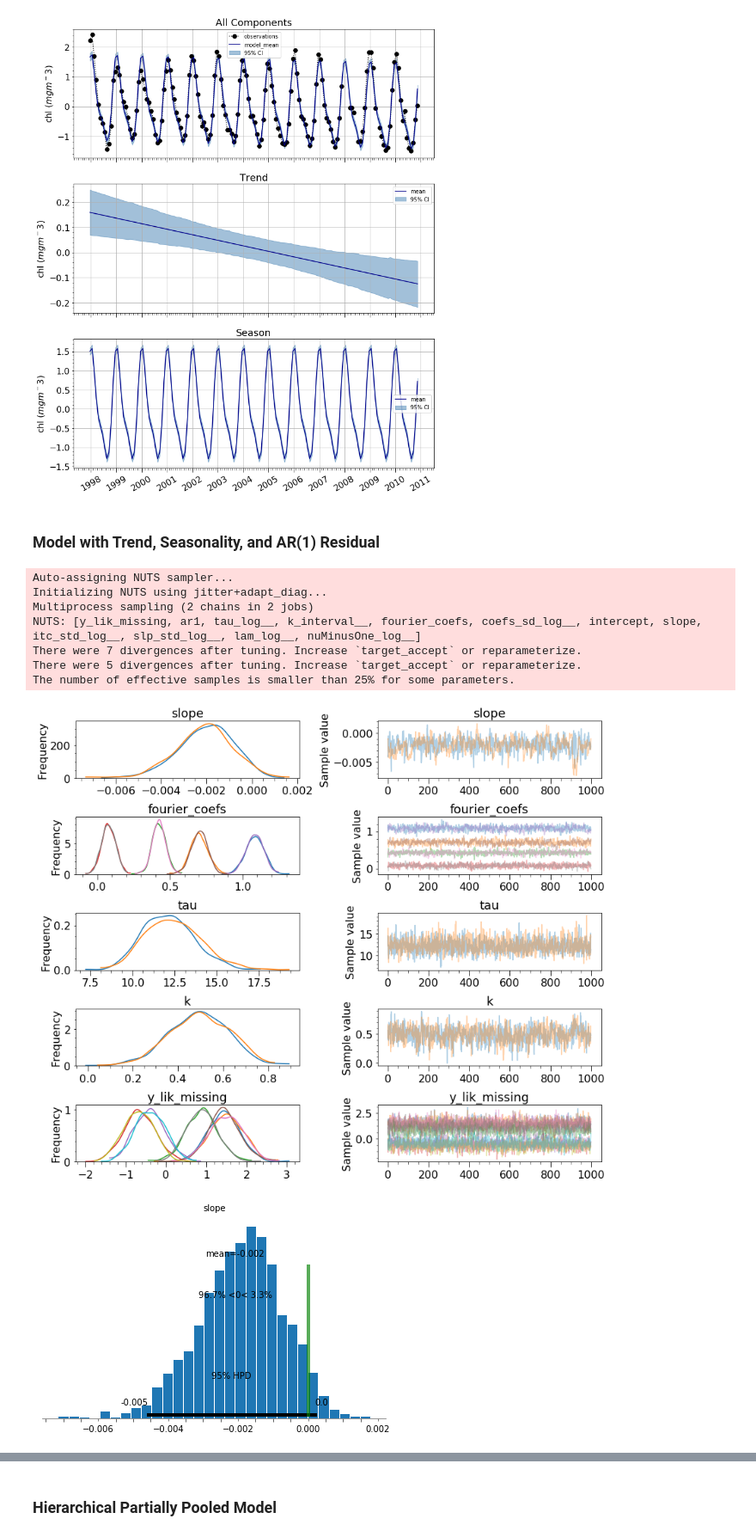
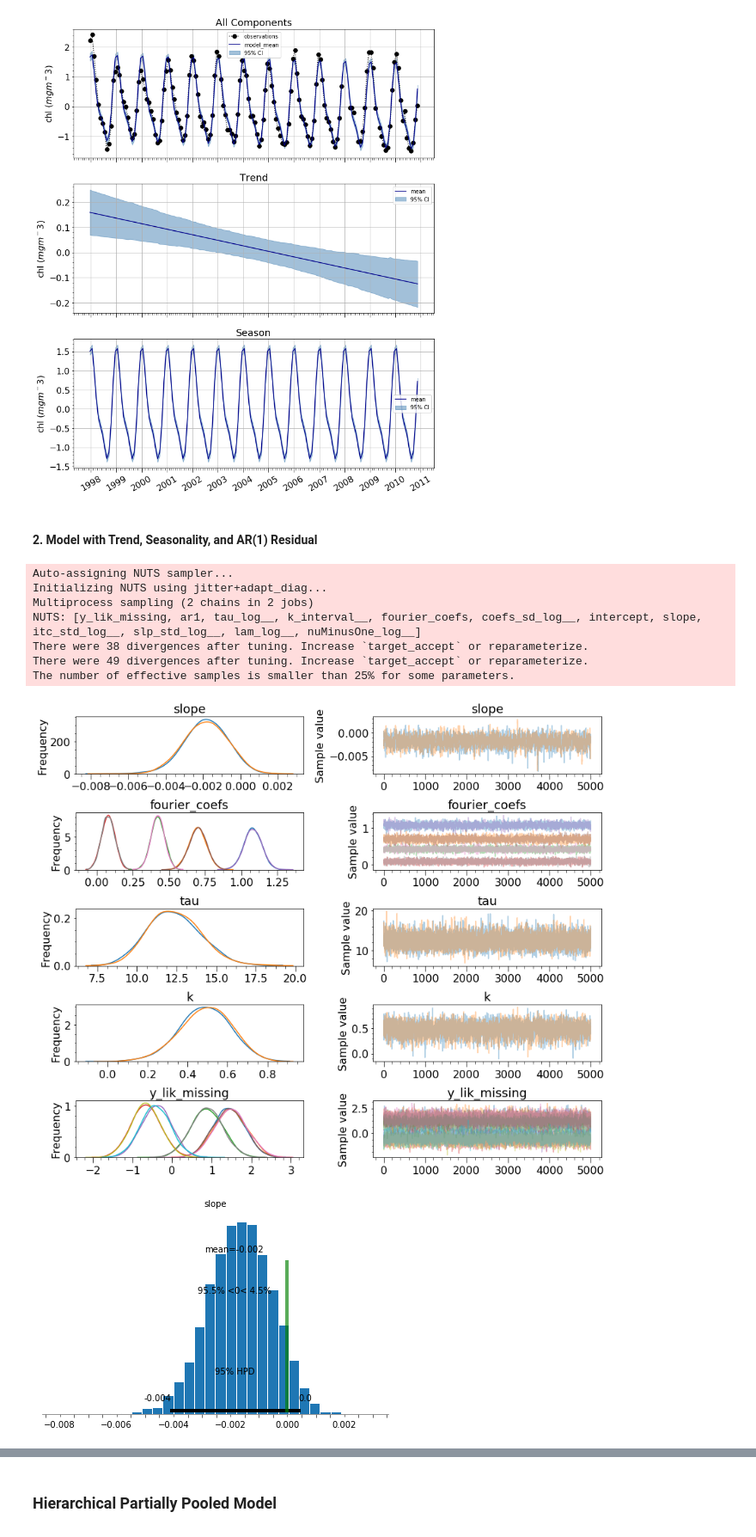
Before and after one commit to madHatter106/GyresTimeSeries, a Jupyter notebook: Gyres-2-time_series_model.ipynb, the cells around one changed output, grey strips where cells are left out. Shown at 86% size. Drawn from its saved outputs; the diff is of its cells as text; code cells hidden in the pictures.

```diff
--- a/Gyres-2-time_series_model.ipynb
+++ b/Gyres-2-time_series_model.ipynb
@@ -22,6 +22,7 @@ rcParams['xtick.labelsize'] = 16
 rcParams['ytick.labelsize'] = 16
 rcParams['axes.labelsize'] = 16
 rcParams['axes.titlesize'] = 18
+rcParams['font.size'] = 16
 years = mdates.YearLocator(day=15)
 years2 = mdates.YearLocator(base=2, day=15)
 months = mdates.MonthLocator(bymonthday=15)
@@ -206,4 +259,4 @@ plot_ts_components(trace_0, df_=df_s[['NPAC']], y_obs=y_npac)
 # %% [output]
 [figure]
 # %% [markdown]
-### Model with Trend, Seasonality, and AR(1) Residual
+#### 2. Model with Trend, Seasonality, and AR(1) Residual
@@ -241,21 +263,22 @@ with pm.Model() as m1:
 # %%
-with m1:
-    trace_1 = pm.sample(1000, tune=1000, cores=2, chains=2)
+m01 = ts_model(x, y_npac, AR1_residual=True)
+with m01:
+    trace_01 = pm.sample(5000, tune=5000, cores=2, chains=2)
 # %% [output]
 Auto-assigning NUTS sampler...
 Initializing NUTS using jitter+adapt_diag...
 Multiprocess sampling (2 chains in 2 jobs)
 NUTS: [y_lik_missing, ar1, tau_log__, k_interval__, fourier_coefs, coefs_sd_log__, intercept, slope, itc_std_log__, slp_std_log__, lam_log__, nuMinusOne_log__]
-There were 7 divergences after tuning. Increase `target_accept` or reparameterize.
-There were 5 divergences after tuning. Increase `target_accept` or reparameterize.
+There were 38 divergences after tuning. Increase `target_accept` or reparameterize.
+There were 49 divergences after tuning. Increase `target_accept` or reparameterize.
 The number of effective samples is smaller than 25% for some parameters.
 # %%
-pm.traceplot(trace_1, varnames=['slope', 'fourier_coefs', 'tau', 'k',
-                                'y_lik_missing']);
+pm.traceplot(trace_01, varnames=['slope', 'fourier_coefs', 'tau', 'k',
+                               'y_lik_missing']);
 # %% [output]
-[figure, old version]
+[figure, new version]
 # %%
-pm.plot_posterior(trace_1, varnames=['slope'], ref_val=0);
+pm.plot_posterior(trace_01, varnames=['slope'], ref_val=0);
 # %% [output]
-[figure, old version]
+[figure, new version]
 # %%
```
Also changed, not shown: parts of 20 cells of this notebook.
